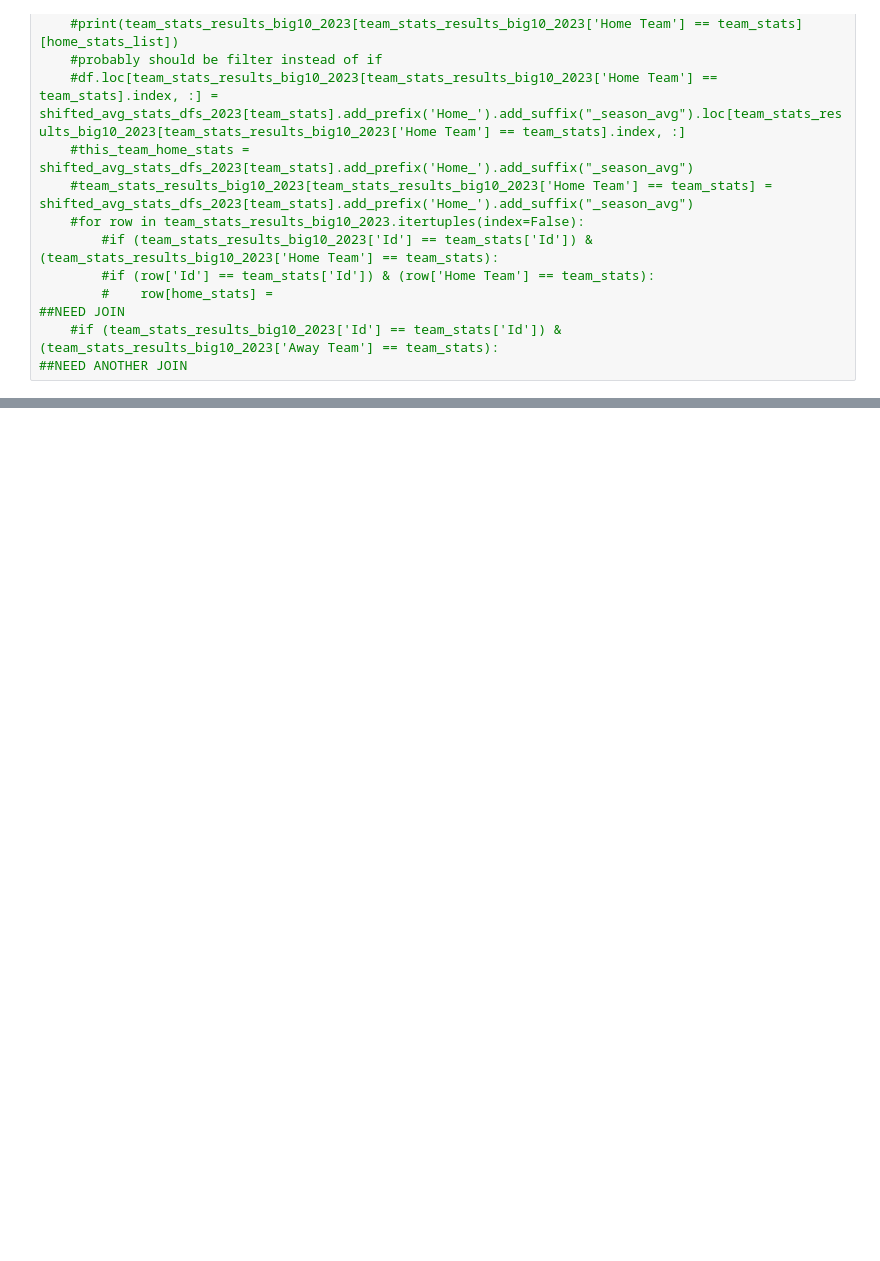
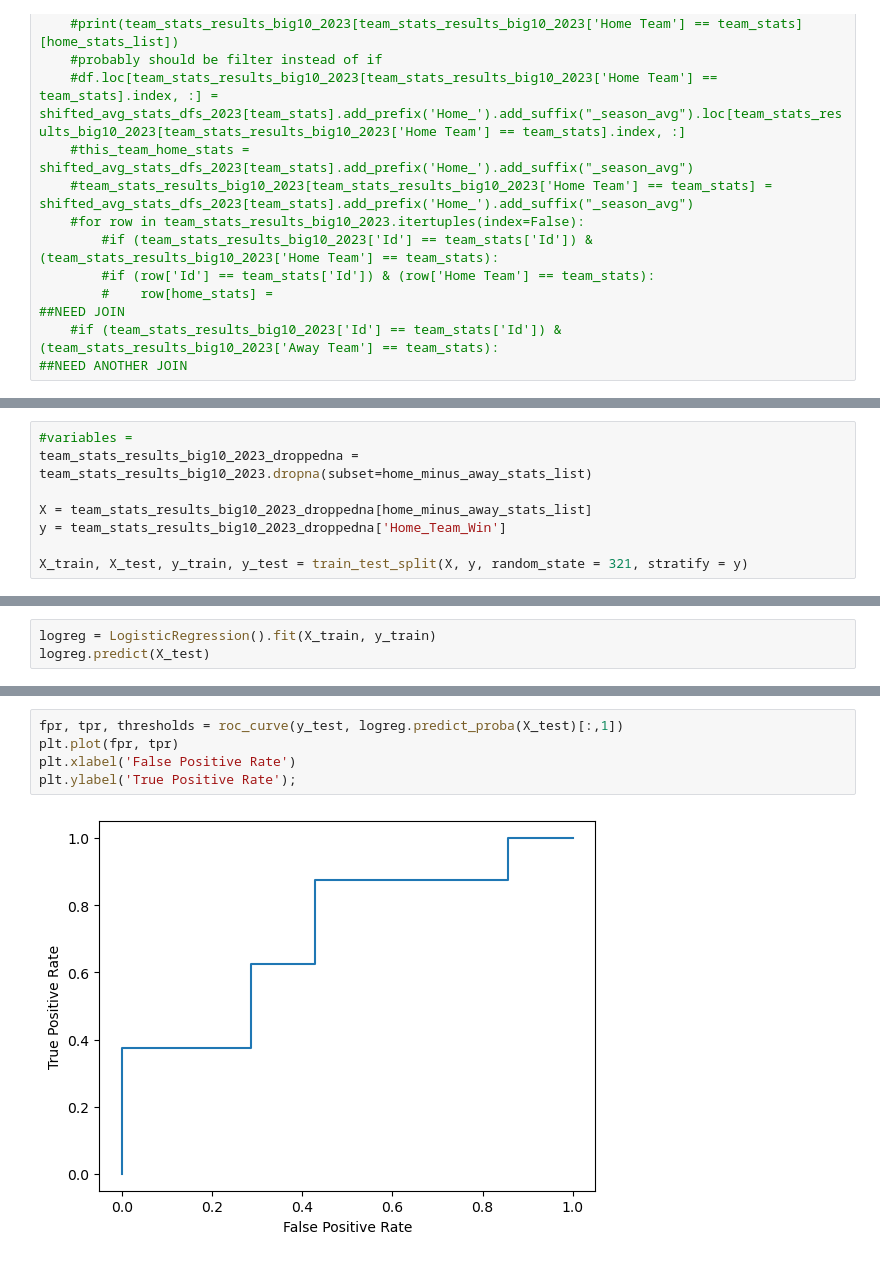
Before and after one commit to ballir27/College-Football-Betting, a Jupyter notebook: notebooks/college_football_eda.ipynb, the cells around one changed output, grey strips where cells are left out. Drawn from its saved outputs; the diff is of its cells as text; blank space fills up the shorter version.

```diff
--- a/notebooks/college_football_eda.ipynb
+++ b/notebooks/college_football_eda.ipynb
@@ -508,0 +460,8 @@ shifted_minnesota_gamestats_2023_rollingavg
+# %%
+#variables =
+team_stats_results_big10_2023_droppedna = team_stats_results_big10_2023.dropna(subset=home_minus_away_stats_list)
+
+X = team_stats_results_big10_2023_droppedna[home_minus_away_stats_list]
+y = team_stats_results_big10_2023_droppedna['Home_Team_Win']
+
+X_train, X_test, y_train, y_test = train_test_split(X, y, random_state = 321, stratify = y)
@@ -508,0 +472,3 @@ shifted_minnesota_gamestats_2023_rollingavg
+# %%
+logreg = LogisticRegression().fit(X_train, y_train)
+logreg.predict(X_test)
@@ -508,0 +539,7 @@ shifted_minnesota_gamestats_2023_rollingavg
+# %%
+fpr, tpr, thresholds = roc_curve(y_test, logreg.predict_proba(X_test)[:,1])
+plt.plot(fpr, tpr)
+plt.xlabel('False Positive Rate')
+plt.ylabel('True Positive Rate');
+# %% [output]
+[figure, added]
```
Also changed, not shown: parts of 21 cells of this notebook.
